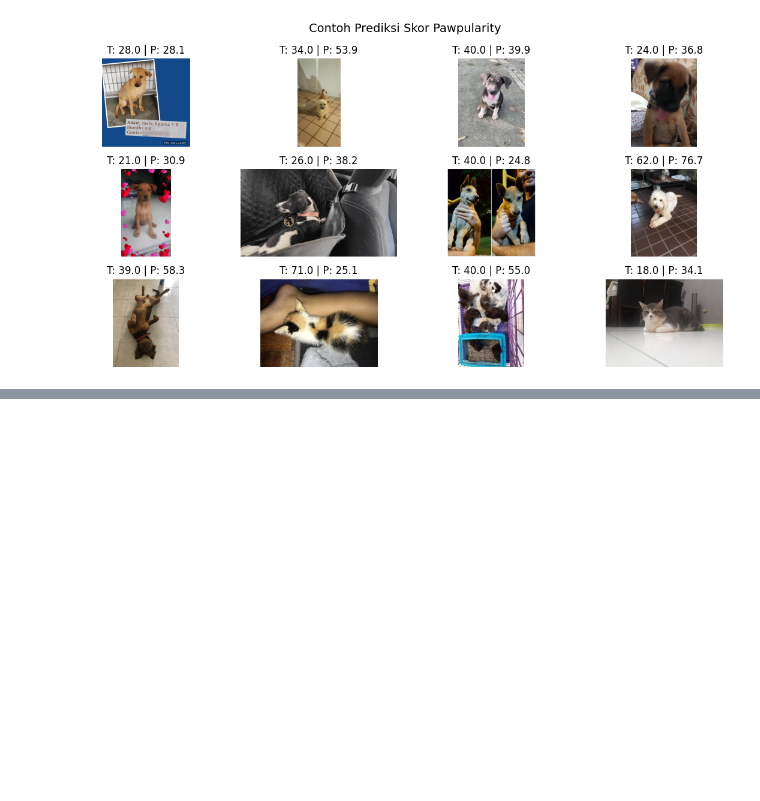
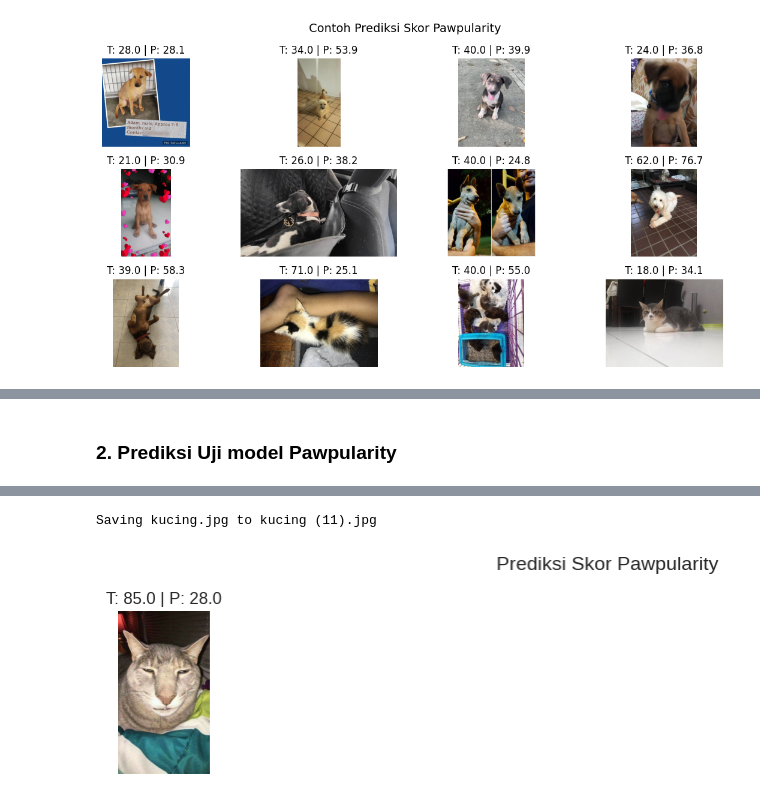
Before and after one commit to azkbrqlna/2025-ComputerVision, a Jupyter notebook: Jobsheet3_RegresiGambar.ipynb, the cells around one changed output, grey strips where cells are left out. Cells and saved outputs as stored; diff of their text form; code cells hidden in the pictures; blank space fills up the shorter version.

```diff
--- a/Jobsheet3_RegresiGambar.ipynb
+++ b/Jobsheet3_RegresiGambar.ipynb
@@ -631,0 +681,35 @@ plt.show()
+# %% [markdown]
+### 2. Prediksi Uji model Pawpularity
+# %%
+from google.colab import files
+
+uploaded = files.upload()
+
+IMG_SIZE = 224
+upload_list = []
+
+nilai_asli = 85
+
+for fname in uploaded.keys():
+    upload_list.append({'path': fname, 'Pawpularity': nilai_asli})
+
+upload_df = pd.DataFrame(upload_list)
+
+# Plot hasil prediksi
+plt.figure(figsize=(12, 6))
+for i, row in enumerate(upload_df.itertuples()):
+    img = Image.open(row.path).convert('RGB')
+    img_resized = img.resize((IMG_SIZE, IMG_SIZE))
+    img_array = np.array(img_resized) / 255.0
+
+    pred = model.predict(tf.expand_dims(img_array, 0), verbose=0).ravel()[0]
+
+    plt.subplot(3, 4, i + 1)
+    plt.imshow(img)
+    plt.title(f"T: {row.Pawpularity:.1f} | P: {pred:.1f}")
+    plt.axis('off')
+
+plt.suptitle("Prediksi Skor Pawpularity", fontsize=14)
+plt.tight_layout()
+plt.show()
+# %% [output]
@@ -631,0 +717,2 @@ plt.show()
+Saving kucing.jpg to kucing (11).jpg
+[figure, added]
```
Also changed, not shown: parts of 4 cells of this notebook.
